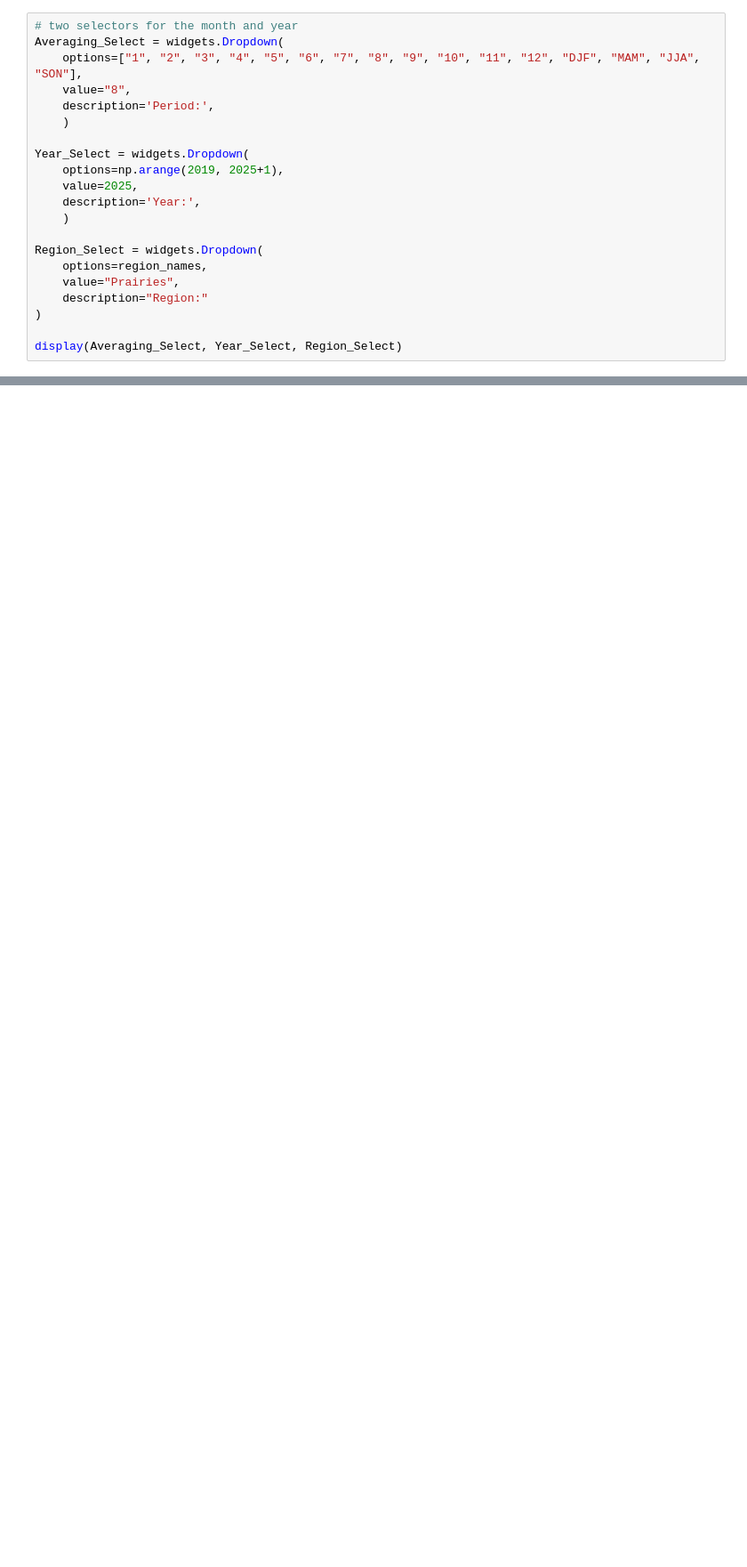
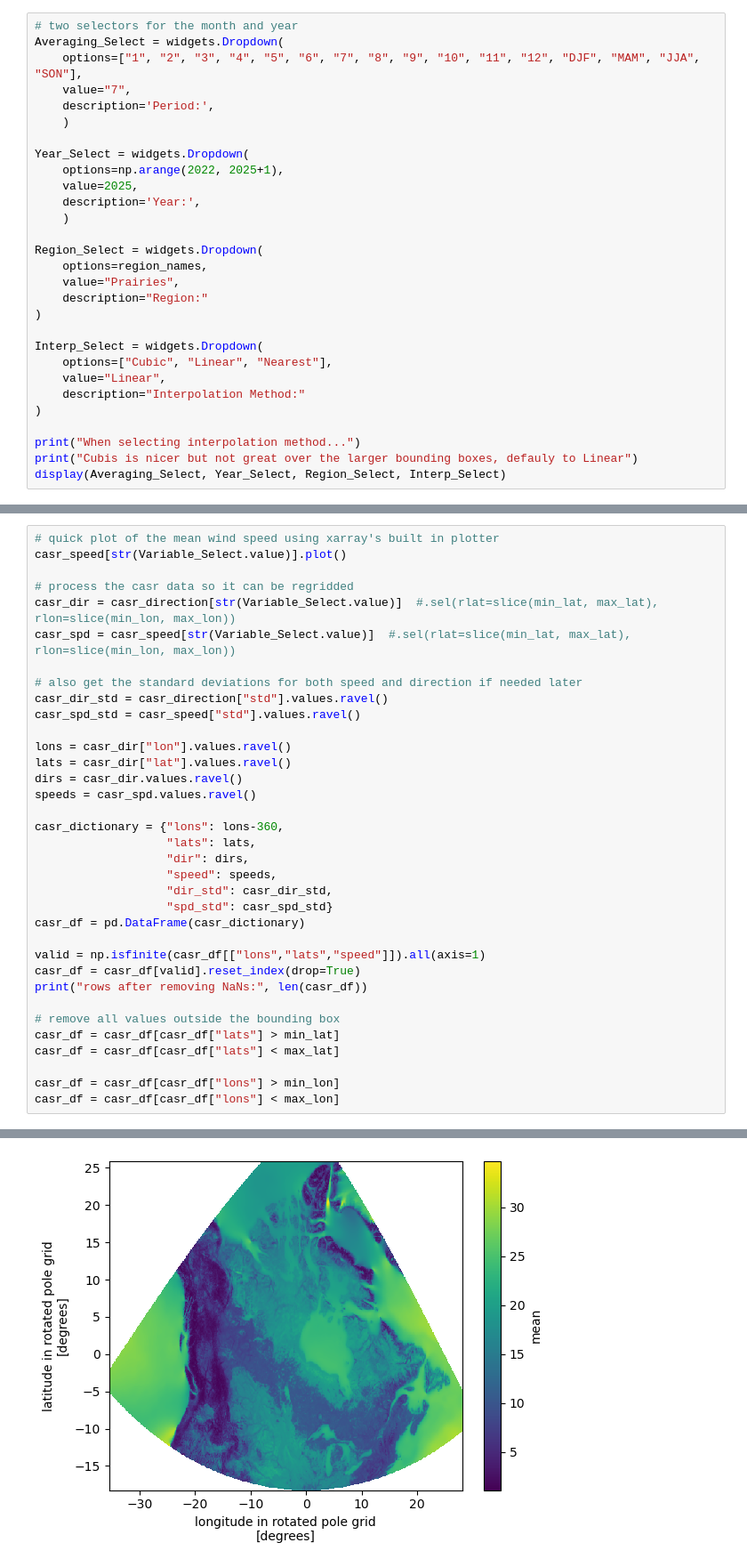
Before and after one commit to LiamBuchart/wind_climat, a Jupyter notebook: operational/compare_maps.ipynb, the cells around one changed output, grey strips where cells are left out. Shown at 89% size. Saved outputs shown, nothing was run; the diff lists cells and outputs as text; blank space fills up the shorter version.

```diff
--- a/operational/compare_maps.ipynb
+++ b/operational/compare_maps.ipynb
@@ -31,12 +36,12 @@ region_names = [region["name"] for region in regions_data["regions"]]
 # two selectors for the month and year
 Averaging_Select = widgets.Dropdown(
     options=["1", "2", "3", "4", "5", "6", "7", "8", "9", "10", "11", "12", "DJF", "MAM", "JJA", "SON"],
-    value="8",
+    value="7",
     description='Period:',
     )
 
 Year_Select = widgets.Dropdown(
-    options=np.arange(2019, 2025+1),
+    options=np.arange(2022, 2025+1),
     value=2025,
     description='Year:',
     )
@@ -47,5 +52,13 @@ Region_Select = widgets.Dropdown(
     description="Region:"
 )
 
-display(Averaging_Select, Year_Select, Region_Select)
+Interp_Select = widgets.Dropdown(
+    options=["Cubic", "Linear", "Nearest"],
+    value="Linear",
+    description="Interpolation Method:"
+)
+
+print("When selecting interpolation method...")
+print("Cubis is nicer but not great over the larger bounding boxes, defauly to Linear")
+display(Averaging_Select, Year_Select, Region_Select, Interp_Select)
 # %% [output]
@@ -116,0 +143,36 @@ Seasonal
+# %%
+# quick plot of the mean wind speed using xarray's built in plotter
+casr_speed[str(Variable_Select.value)].plot()
+
+# process the casr data so it can be regridded
+casr_dir = casr_direction[str(Variable_Select.value)]  #.sel(rlat=slice(min_lat, max_lat), rlon=slice(min_lon, max_lon))
+casr_spd = casr_speed[str(Variable_Select.value)]  #.sel(rlat=slice(min_lat, max_lat), rlon=slice(min_lon, max_lon))
+
+# also get the standard deviations for both speed and direction if needed later
+casr_dir_std = casr_direction["std"].values.ravel()
+casr_spd_std = casr_speed["std"].values.ravel()
+
+lons = casr_dir["lon"].values.ravel()
+lats = casr_dir["lat"].values.ravel()
+dirs = casr_dir.values.ravel()
+speeds = casr_spd.values.ravel()
+
+casr_dictionary = {"lons": lons-360,
+                   "lats": lats,
+                   "dir": dirs,
+                   "speed": speeds,
+                   "dir_std": casr_dir_std,
+                   "spd_std": casr_spd_std}
+casr_df = pd.DataFrame(casr_dictionary)
+
+valid = np.isfinite(casr_df[["lons","lats","speed"]]).all(axis=1)
+casr_df = casr_df[valid].reset_index(drop=True)
+print("rows after removing NaNs:", len(casr_df))
+
+# remove all values outside the bounding box
+casr_df = casr_df[casr_df["lats"] > min_lat]
+casr_df = casr_df[casr_df["lats"] < max_lat]
+
+casr_df = casr_df[casr_df["lons"] > min_lon]
+casr_df = casr_df[casr_df["lons"] < max_lon]
+# %% [output]
@@ -117,3 +180,4 @@ Seasonal
+[figure, added]
 # %%
 # query the database for all station data over our averaging period
 from etl_station_data import db_query, set_areal_query, last_day_of_month
```
Also changed, not shown: parts of 13 cells of this notebook, 19 other files.
